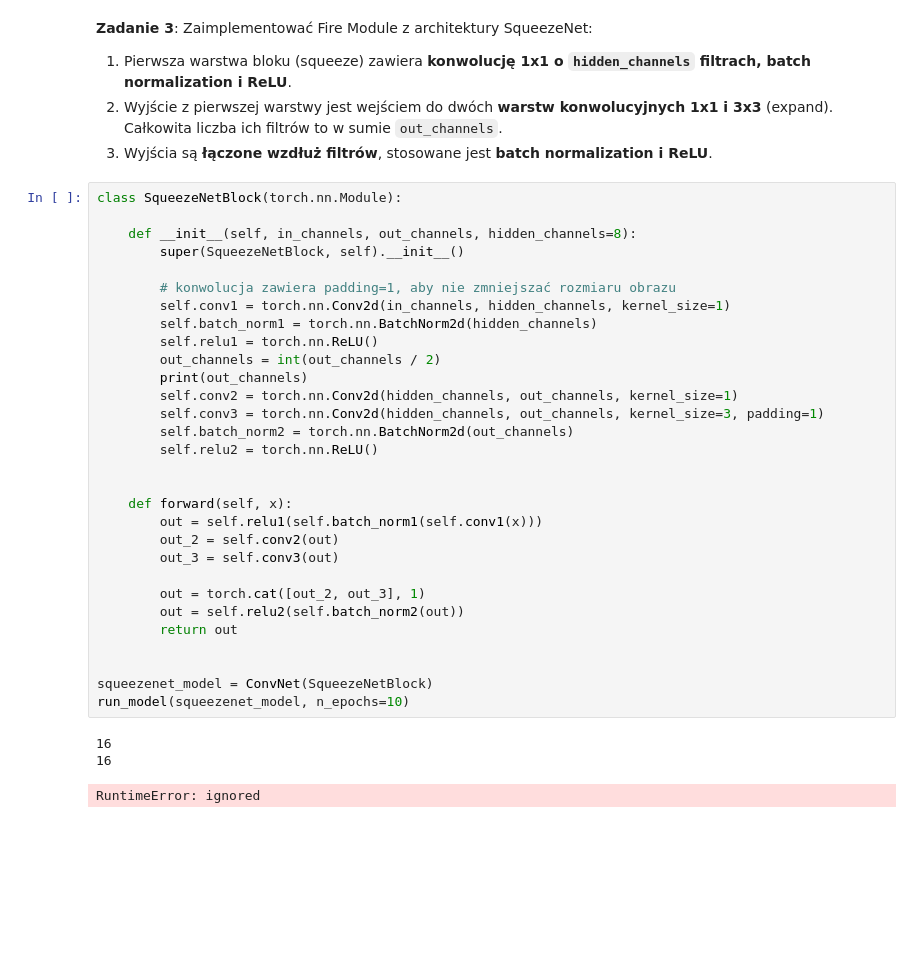
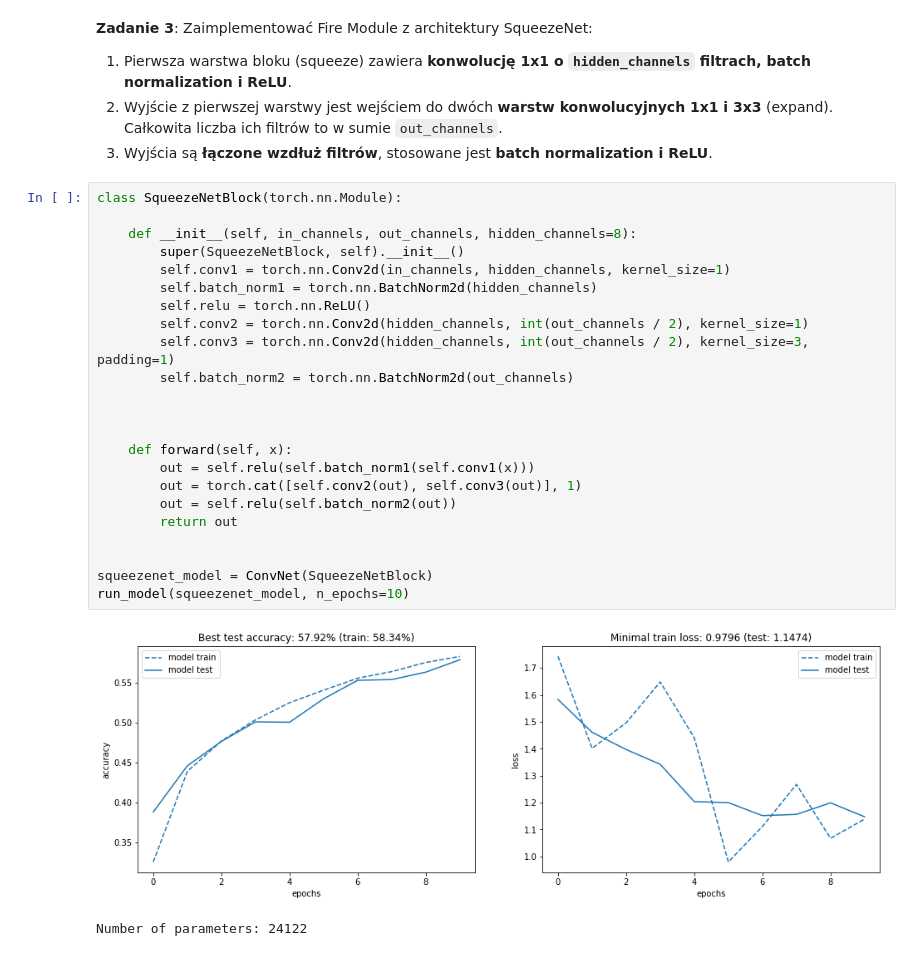
Before and after one commit to M1F1/nn2019, a Jupyter notebook: 5_DCNN_architectures.ipynb, the cells around one changed output. Cells and saved outputs as stored; diff of their text form; blank space fills up the shorter version.

```diff
--- a/5_DCNN_architectures.ipynb
+++ b/5_DCNN_architectures.ipynb
@@ -291,36 +293,28 @@ Architekturę SqueezeNet można uznać za początek rozwoju mobilnych architektu
 # %%
 class SqueezeNetBlock(torch.nn.Module):
 
     def __init__(self, in_channels, out_channels, hidden_channels=8):
         super(SqueezeNetBlock, self).__init__()
-
-        # konwolucja zawiera padding=1, aby nie zmniejszać rozmiaru obrazu
         self.conv1 = torch.nn.Conv2d(in_channels, hidden_channels, kernel_size=1)
         self.batch_norm1 = torch.nn.BatchNorm2d(hidden_channels)
-        self.relu1 = torch.nn.ReLU()
-        out_channels = int(out_channels / 2)
-        print(out_channels)
-        self.conv2 = torch.nn.Conv2d(hidden_channels, out_channels, kernel_size=1)
-        self.conv3 = torch.nn.Conv2d(hidden_channels, out_channels, kernel_size=3, padding=1)
+        self.relu = torch.nn.ReLU()
+        self.conv2 = torch.nn.Conv2d(hidden_channels, int(out_channels / 2), kernel_size=1)
+        self.conv3 = torch.nn.Conv2d(hidden_channels, int(out_channels / 2), kernel_size=3, padding=1)
         self.batch_norm2 = torch.nn.BatchNorm2d(out_channels)
-        self.relu2 = torch.nn.ReLU()
+
 
 
     def forward(self, x):
-        out = self.relu1(self.batch_norm1(self.conv1(x)))
-        out_2 = self.conv2(out)
-        out_3 = self.conv3(out)
-
-        out = torch.cat([out_2, out_3], 1)
-        out = self.relu2(self.batch_norm2(out))
+        out = self.relu(self.batch_norm1(self.conv1(x)))
+        out = torch.cat([self.conv2(out), self.conv3(out)], 1)
+        out = self.relu(self.batch_norm2(out))
         return out
 
 
 squeezenet_model = ConvNet(SqueezeNetBlock)
 run_model(squeezenet_model, n_epochs=10)
 # %% [output]
+[figure, added]
-16
-16
+Number of parameters: 24122
-RuntimeError: ignored
 # %%
 vizualize_block(SqueezeNetBlock)
```
Also changed, not shown: parts of 6 cells of this notebook.
